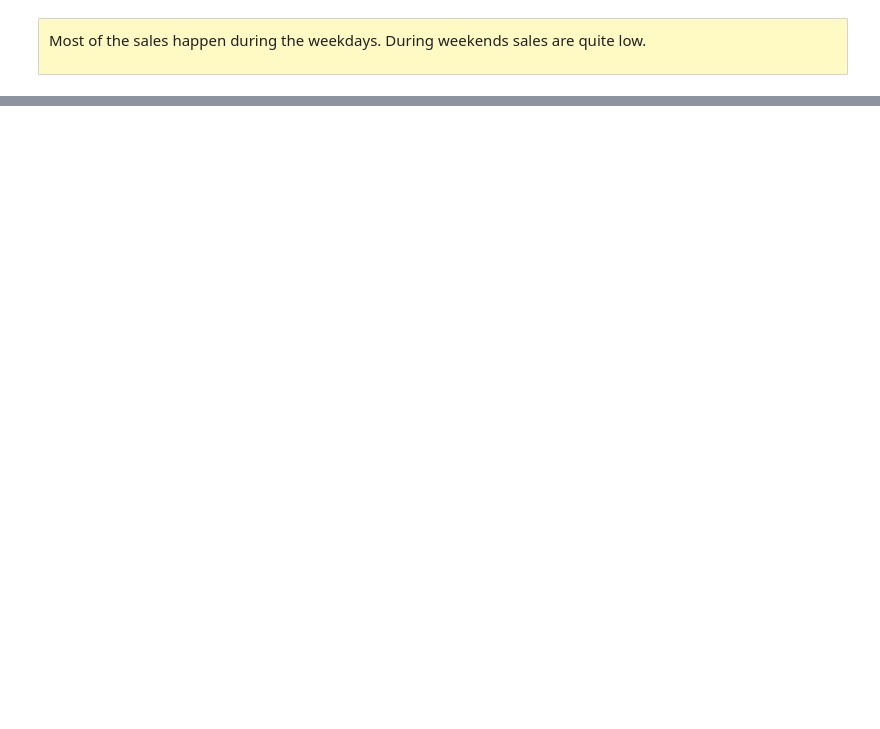
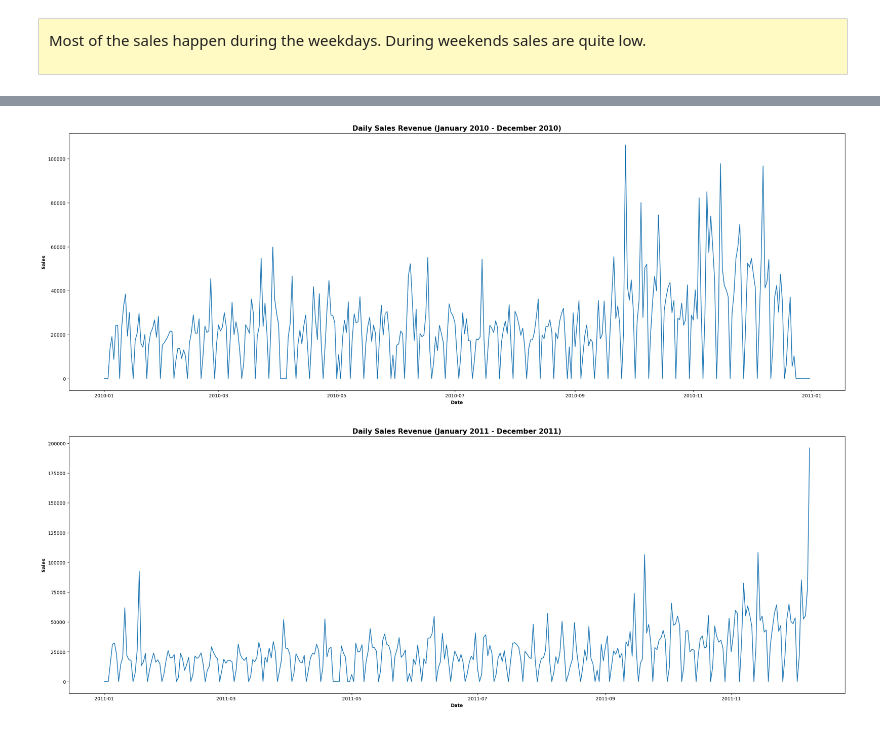
Before and after one commit to RITS98/Forecasting-Real-World-Applications-IEOR-4578-Project, a Jupyter notebook: Project 1/Project_1.ipynb, the cells around one changed output, grey strips where cells are left out. Cells and saved outputs as stored; diff of their text form; code cells hidden in the pictures; blank space fills up the shorter version.

```diff
--- a/Project 1/Project_1.ipynb
+++ b/Project 1/Project_1.ipynb
@@ -556,0 +570,3 @@ Most of the sales happen during the weekdays. During weekends sales are quite lo
+# %%
+df_uk = df[df['Country'] == 'United Kingdom']
+df_uk.shape
@@ -556,0 +575,3 @@ Most of the sales happen during the weekdays. During weekends sales are quite lo
+# %%
+df_uk_prices = df_uk.groupby('InvoiceDate')[['Sales']].sum()
+df_uk_prices.head()
@@ -556,0 +588,3 @@ Most of the sales happen during the weekdays. During weekends sales are quite lo
+# %%
+df_uk_prices_daily = df_uk_prices.resample('D').sum()
+df_uk_prices_daily.head()
@@ -556,0 +612,18 @@ Most of the sales happen during the weekdays. During weekends sales are quite lo
+# %%
+plt.figure(figsize=(30, 10))
+plt.plot(df_uk_prices_daily.loc['2010-01-01':'2010-12-31'].index, df_uk_prices_daily.loc['2010-01-01':'2010-12-31']['Sales'])
+plt.xlabel('Date', fontsize=10, fontweight='bold')
+plt.ylabel('Sales', fontsize=10, fontweight='bold')
+plt.title('Daily Sales Revenue (January 2010 - December 2010)', fontsize=15, fontweight='bold')
+plt.show()
+
+
+plt.figure(figsize=(30, 10))
+plt.plot(df_uk_prices_daily.loc['2011-01-01':'2011-12-31'].index, df_uk_prices_daily.loc['2011-01-01':'2011-12-31']['Sales'])
+plt.xlabel('Date', fontsize=10, fontweight='bold')
+plt.ylabel('Sales', fontsize=10, fontweight='bold')
+plt.title('Daily Sales Revenue (January 2011 - December 2011)', fontsize=15, fontweight='bold')
+plt.show()
+# %% [output]
+[figure, added]
+[figure, added]
```
Also changed, not shown: parts of 22 cells of this notebook, 3 other files.
